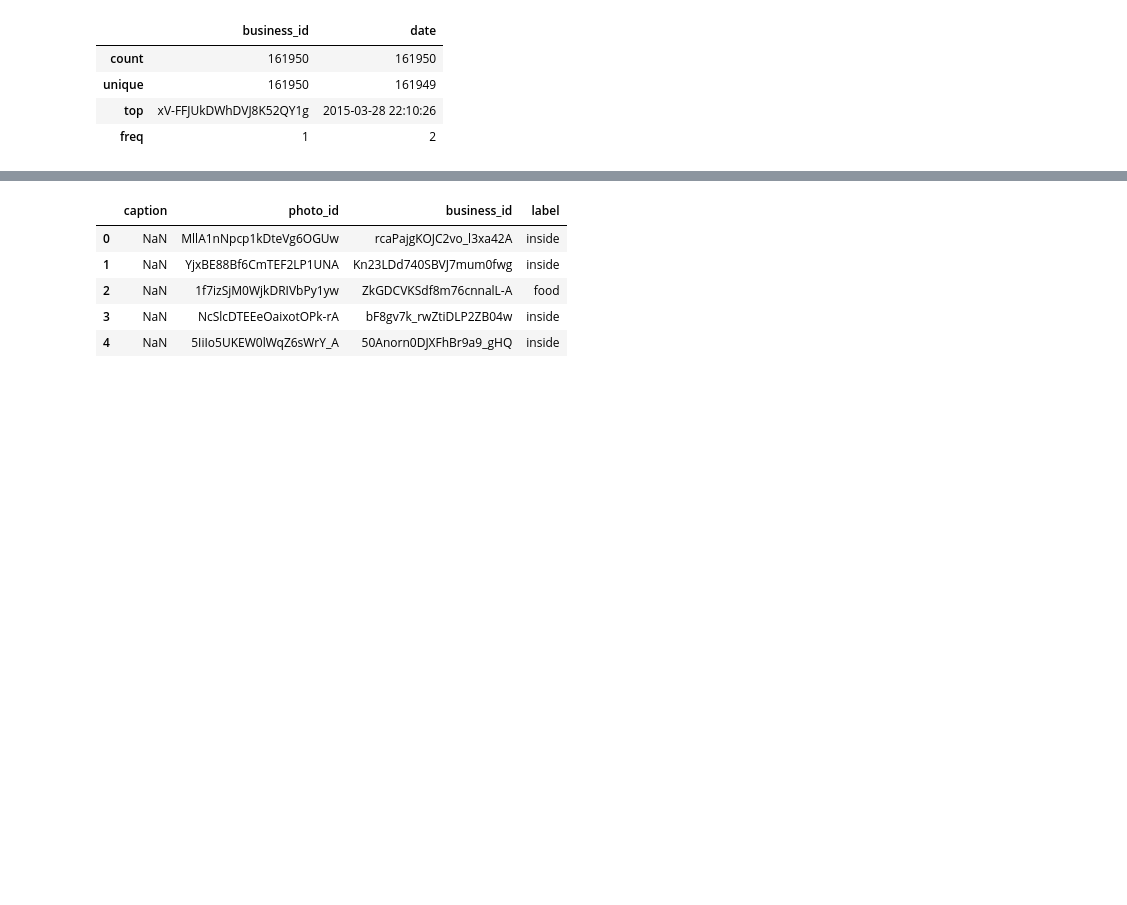
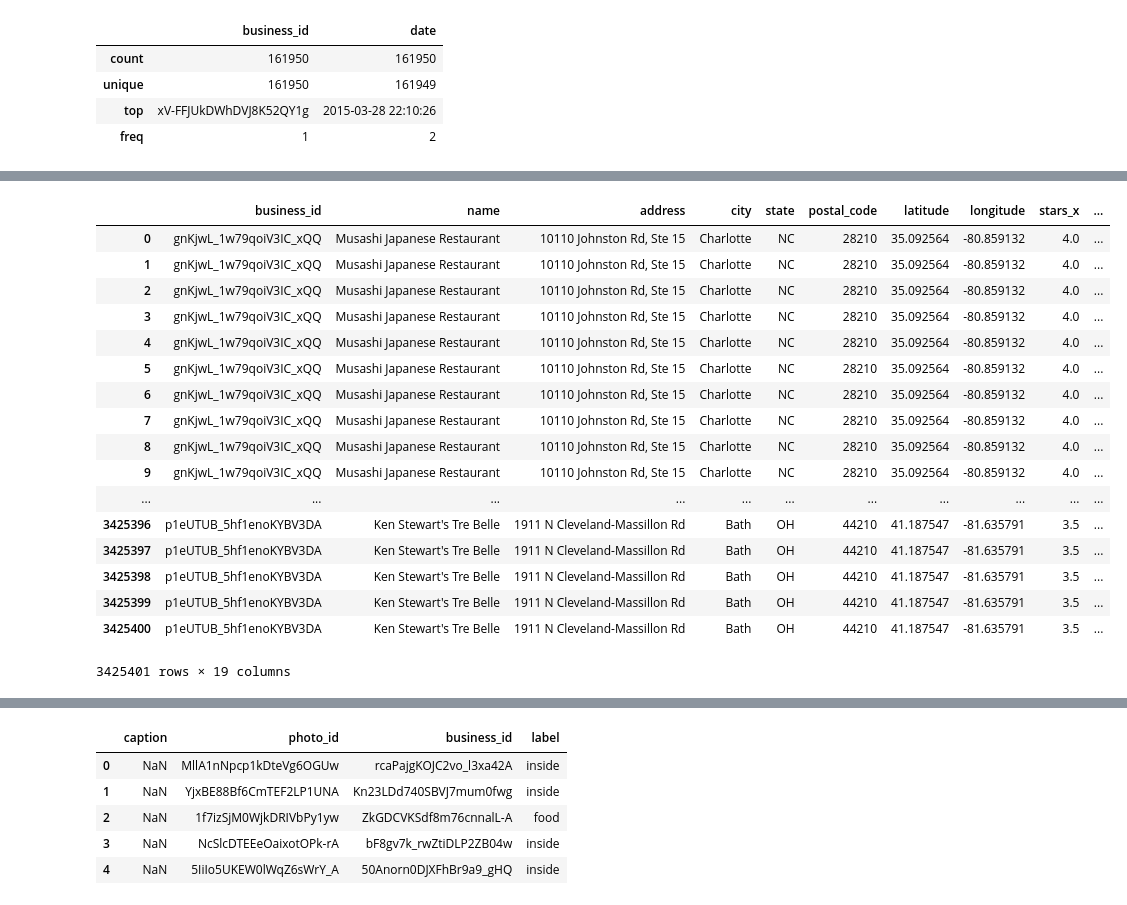
Before and after one commit to parvathy-menon/senior-project, a Jupyter notebook: data_preprocessing.ipynb, the cells around one changed output, grey strips where cells are left out. Saved outputs shown, nothing was run; the diff lists cells and outputs as text; code cells hidden in the pictures; blank space fills up the shorter version.

```diff
--- a/data_preprocessing.ipynb
+++ b/data_preprocessing.ipynb
@@ -129,0 +251,23 @@ review.describe()
+# %%
+us_restaurant_review = pd.merge(us_business_restaurant, review, on = 'business_id')
+
+us_restaurant_review
+# %% [output]
+|  | business_id | name | address | city | state | postal_code | latitude | longitude | stars_x | ... |
+| 0 | gnKjwL_1w79qoiV3IC_xQQ | Musashi Japanese Restaurant | 10110 Johnston Rd, Ste 15 | Charlotte | NC | 28210 | 35.092564 | -80.859132 | 4.0 | ... |
+| 1 | gnKjwL_1w79qoiV3IC_xQQ | Musashi Japanese Restaurant | 10110 Johnston Rd, Ste 15 | Charlotte | NC | 28210 | 35.092564 | -80.859132 | 4.0 | ... |
+| 2 | gnKjwL_1w79qoiV3IC_xQQ | Musashi Japanese Restaurant | 10110 Johnston Rd, Ste 15 | Charlotte | NC | 28210 | 35.092564 | -80.859132 | 4.0 | ... |
+| 3 | gnKjwL_1w79qoiV3IC_xQQ | Musashi Japanese Restaurant | 10110 Johnston Rd, Ste 15 | Charlotte | NC | 28210 | 35.092564 | -80.859132 | 4.0 | ... |
+| 4 | gnKjwL_1w79qoiV3IC_xQQ | Musashi Japanese Restaurant | 10110 Johnston Rd, Ste 15 | Charlotte | NC | 28210 | 35.092564 | -80.859132 | 4.0 | ... |
+| 5 | gnKjwL_1w79qoiV3IC_xQQ | Musashi Japanese Restaurant | 10110 Johnston Rd, Ste 15 | Charlotte | NC | 28210 | 35.092564 | -80.859132 | 4.0 | ... |
+| 6 | gnKjwL_1w79qoiV3IC_xQQ | Musashi Japanese Restaurant | 10110 Johnston Rd, Ste 15 | Charlotte | NC | 28210 | 35.092564 | -80.859132 | 4.0 | ... |
+| 7 | gnKjwL_1w79qoiV3IC_xQQ | Musashi Japanese Restaurant | 10110 Johnston Rd, Ste 15 | Charlotte | NC | 28210 | 35.092564 | -80.859132 | 4.0 | ... |
+| 8 | gnKjwL_1w79qoiV3IC_xQQ | Musashi Japanese Restaurant | 10110 Johnston Rd, Ste 15 | Charlotte | NC | 28210 | 35.092564 | -80.859132 | 4.0 | ... |
+| 9 | gnKjwL_1w79qoiV3IC_xQQ | Musashi Japanese Restaurant | 10110 Johnston Rd, Ste 15 | Charlotte | NC | 28210 | 35.092564 | -80.859132 | 4.0 | ... |
+| ... | ... | ... | ... | ... | ... | ... | ... | ... | ... | ... |
+| 3425396 | p1eUTUB_5hf1enoKYBV3DA | Ken Stewart's Tre Belle | 1911 N Cleveland-Massillon Rd | Bath | OH | 44210 | 41.187547 | -81.635791 | 3.5 | ... |
+| 3425397 | p1eUTUB_5hf1enoKYBV3DA | Ken Stewart's Tre Belle | 1911 N Cleveland-Massillon Rd | Bath | OH | 44210 | 41.187547 | -81.635791 | 3.5 | ... |
+| 3425398 | p1eUTUB_5hf1enoKYBV3DA | Ken Stewart's Tre Belle | 1911 N Cleveland-Massillon Rd | Bath | OH | 44210 | 41.187547 | -81.635791 | 3.5 | ... |
+| 3425399 | p1eUTUB_5hf1enoKYBV3DA | Ken Stewart's Tre Belle | 1911 N Cleveland-Massillon Rd | Bath | OH | 44210 | 41.187547 | -81.635791 | 3.5 | ... |
+| 3425400 | p1eUTUB_5hf1enoKYBV3DA | Ken Stewart's Tre Belle | 1911 N Cleveland-Massillon Rd | Bath | OH | 44210 | 41.187547 | -81.635791 | 3.5 | ... |
+3425401 rows × 19 columns
```
Also changed, not shown: parts of 10 cells of this notebook.
